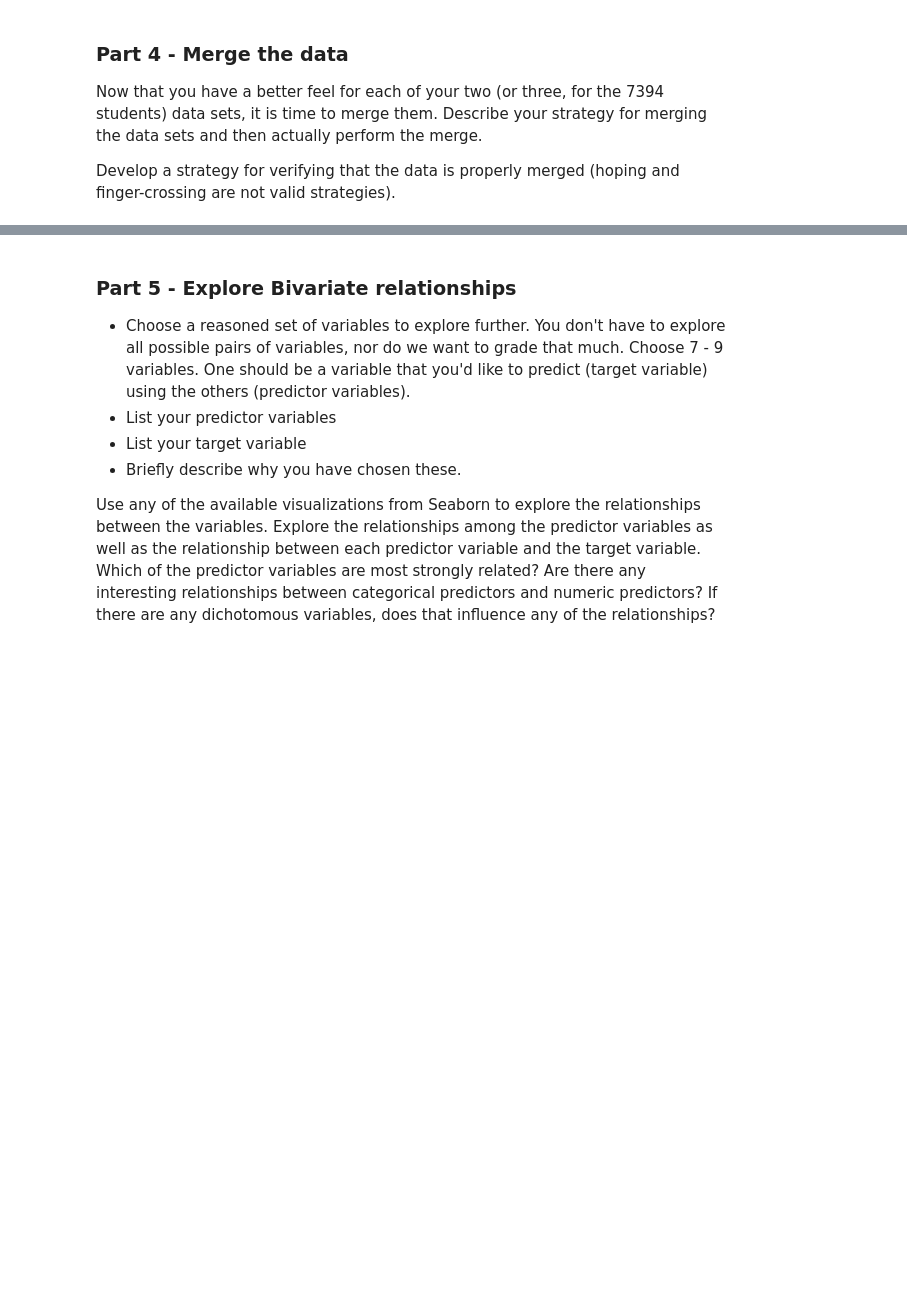
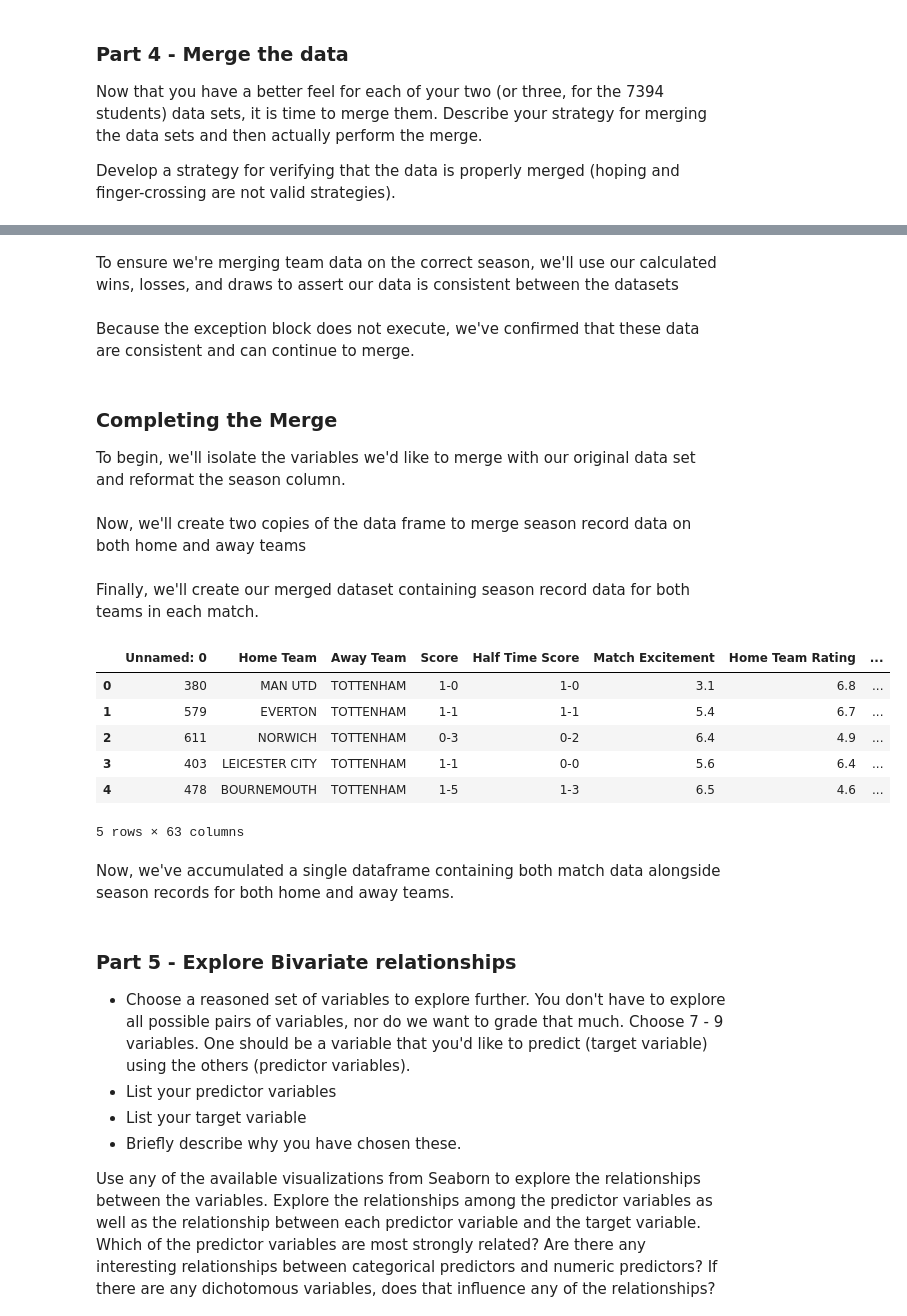
Before and after one commit to sofiamurillosanchez/CS5394-Project2, a Jupyter notebook: Project02.ipynb, the cells around one changed output, grey strips where cells are left out. Saved outputs shown, nothing was run; the diff lists cells and outputs as text; code cells hidden in the pictures; blank space fills up the shorter version.

Commit message:
completed merge section

```diff
--- a/Project02.ipynb
+++ b/Project02.ipynb
@@ -378,0 +518,7 @@ Before we dive into our formal merging strategy, we had to take a few key things
+# %%
+# Replace all values in additional set with team names as formatted in original set
+for k, v in team_name_key.items():
+    df_addition.replace(k, v, inplace=True)
+
+# Verify that all rows now have equivalent team names in the original set
+df_addition.loc[~df_addition.Team.isin(df_orig['Home Team'])].empty
@@ -378,0 +533,6 @@ Before we dive into our formal merging strategy, we had to take a few key things
+# %%
+# Add booleans for wins, losses, and draws based on the original dataset
+df_orig['home_team_win'] = df_orig['Home Team Goals Scored'] > df_orig['Away Team Goals Scored']
+df_orig['away_team_win'] = df_orig['Home Team Goals Scored'] < df_orig['Away Team Goals Scored']
+df_orig['draw'] = df_orig['Home Team Goals Scored'] == df_orig['Away Team Goals Scored']
+df_orig[['Score', 'home_team_win', 'away_team_win', 'draw']].head()
@@ -378,0 +546,2 @@ Before we dive into our formal merging strategy, we had to take a few key things
+# %% [markdown]
+To ensure we're merging team data on the correct season, we'll use our calculated wins, losses, and draws to assert our data is consistent between the datasets
@@ -378,0 +586,16 @@ Before we dive into our formal merging strategy, we had to take a few key things
+# %% [markdown]
+Because the exception block does not execute, we've confirmed that these data are consistent and can continue to merge.
+# %% [markdown]
+### Completing the Merge
+
+To begin, we'll isolate the variables we'd like to merge with our original data set and reformat the season column.
+# %%
+# Drop the league column and reformat the season column to match original dataset
+df_addition.drop('League', axis=1, inplace=True)
+df_addition.Season = df_addition.Season.apply(lambda x: int(x.split('/')[0]))
+# %% [markdown]
+Now, we'll create two copies of the data frame to merge season record data on both home and away teams
+# %%
+# Create two copies of the dataframe to contain columns for Home and Away teams
+home_season_record = df_addition.copy()
+away_season_record = df_addition.copy()
@@ -379,3 +619,19 @@ Before we dive into our formal merging strategy, we had to take a few key things
+# %% [markdown]
+Finally, we'll create our merged dataset containing season record data for both teams in each match.
+# %%
+# Merge data for both Home and Away teams
+df_merged = df_orig.merge(home_season_record, on=['year', 'Home Team']).merge(away_season_record, on=['year', 'Away Team'])
+df_merged.head()
+# %% [output]
+|  | Unnamed: 0 | Home Team | Away Team | Score | Half Time Score | Match Excitement | Home Team Rating | ... |
+| 0 | 380 | MAN UTD | TOTTENHAM | 1-0 | 1-0 | 3.1 | 6.8 | ... |
+| 1 | 579 | EVERTON | TOTTENHAM | 1-1 | 1-1 | 5.4 | 6.7 | ... |
+| 2 | 611 | NORWICH | TOTTENHAM | 0-3 | 0-2 | 6.4 | 4.9 | ... |
+| 3 | 403 | LEICESTER CITY | TOTTENHAM | 1-1 | 0-0 | 5.6 | 6.4 | ... |
+| 4 | 478 | BOURNEMOUTH | TOTTENHAM | 1-5 | 1-3 | 6.5 | 4.6 | ... |
+5 rows × 63 columns
+# %% [markdown]
+Now, we've accumulated a single dataframe containing both match data alongside season records for both home and away teams.
 # %% [markdown]
 ### Part 5 - Explore Bivariate relationships
 
```
Also changed, not shown: parts of 24 cells of this notebook.
